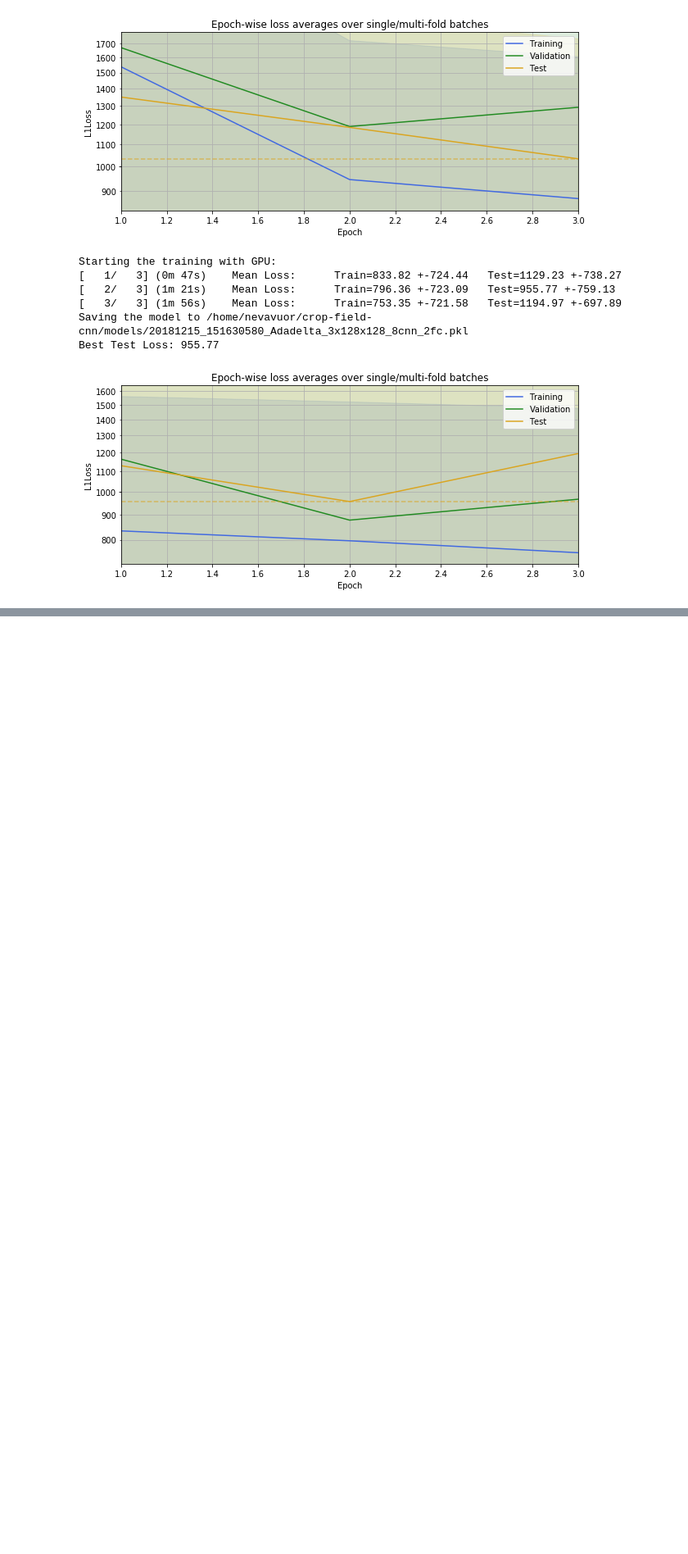
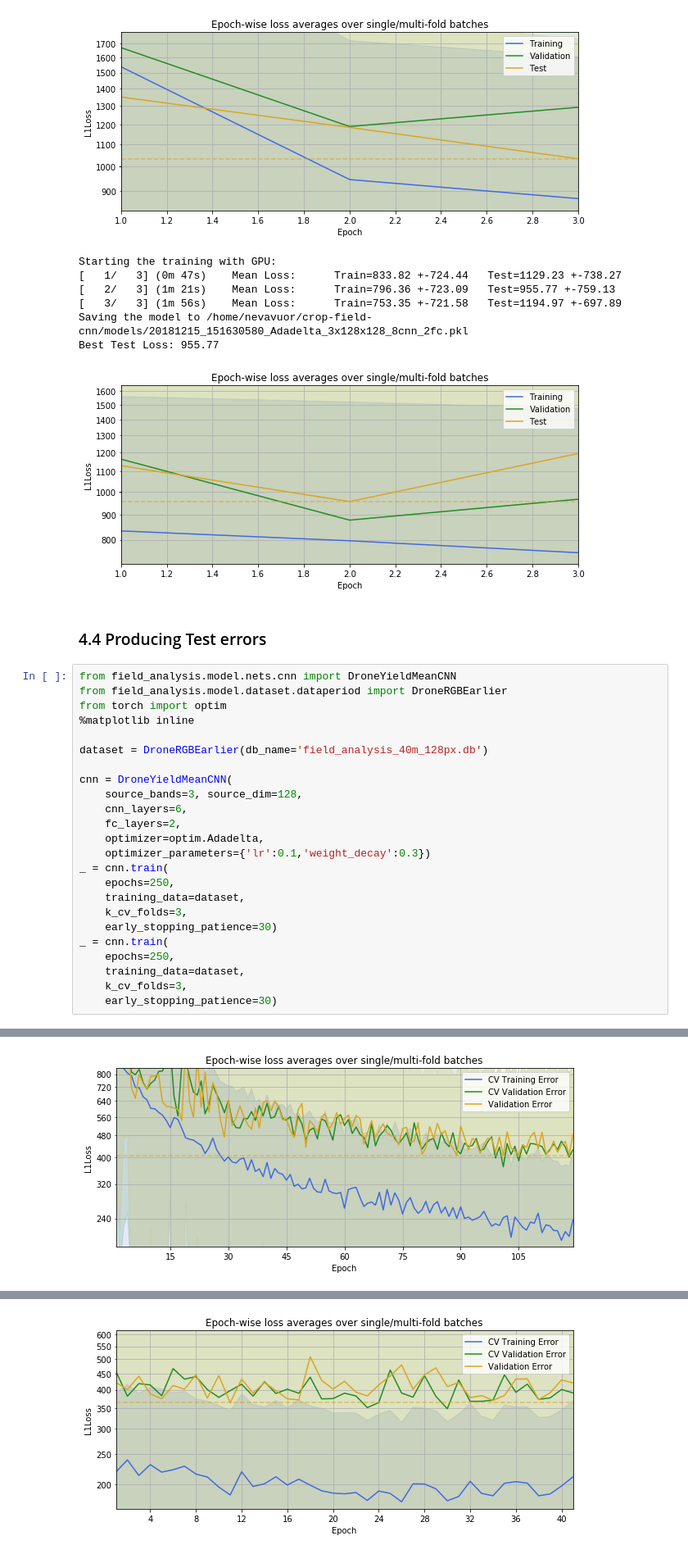
Before and after one commit to CSTEZCAN/crop-yield-cnn, a Jupyter notebook: ML II. Building the CNN.ipynb, the cells around one changed output, grey strips where cells are left out. Shown: that part at 82% size. Cells and saved outputs as stored; diff of their text form; blank space fills up the shorter version.

```diff
--- a/ML II. Building the CNN.ipynb
+++ b/ML II. Building the CNN.ipynb
@@ -1127,3 +1174,30 @@ Starting the training with GPU:
 Saving the model to /home/nevavuor/crop-field-cnn/models/20181215_151630580_Adadelta_3x128x128_8cnn_2fc.pkl
 Best Test Loss: 955.77
 [figure]
+# %% [markdown]
+### 4.4 Producing Test errors
+# %%
+from field_analysis.model.nets.cnn import DroneYieldMeanCNN
+from field_analysis.model.dataset.dataperiod import DroneRGBEarlier
+from torch import optim
+%matplotlib inline
+
+dataset = DroneRGBEarlier(db_name='field_analysis_40m_128px.db')
+
+cnn = DroneYieldMeanCNN(
+    source_bands=3, source_dim=128,
+    cnn_layers=6,
+    fc_layers=2,
+    optimizer=optim.Adadelta,
+    optimizer_parameters={'lr':0.1,'weight_decay':0.3})
+_ = cnn.train(
+    epochs=250,
+    training_data=dataset,
+    k_cv_folds=3,
+    early_stopping_patience=30)
+_ = cnn.train(
+    epochs=250,
+    training_data=dataset,
+    k_cv_folds=3,
+    early_stopping_patience=30)
+# %% [output]
@@ -1129,0 +1218 @@ Best Test Loss: 955.77
+[figure, added]
@@ -1129,0 +1227 @@ Best Test Loss: 955.77
+[figure, added]
```
Also changed, not shown: parts of 6 cells of this notebook, 1 other file.
